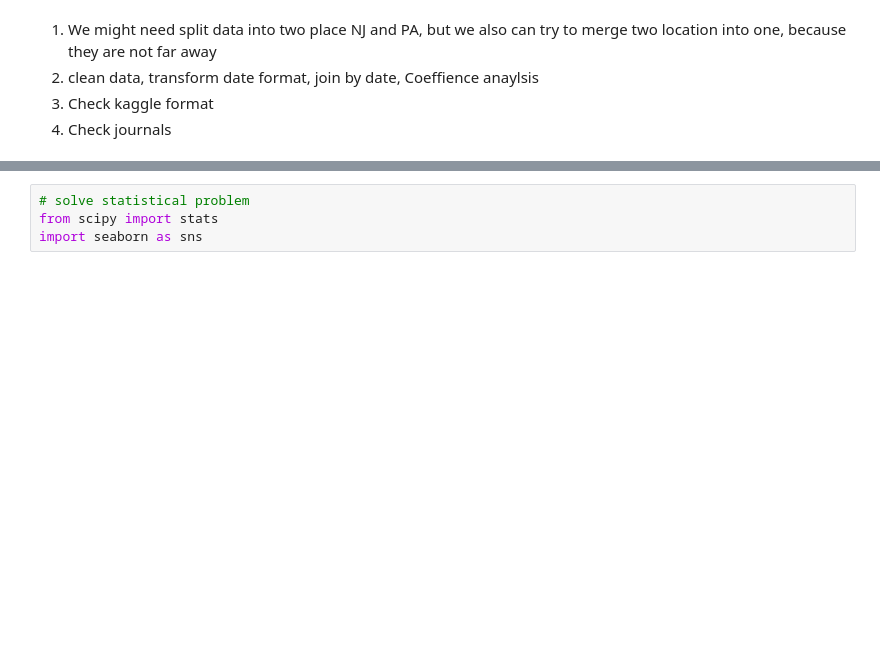
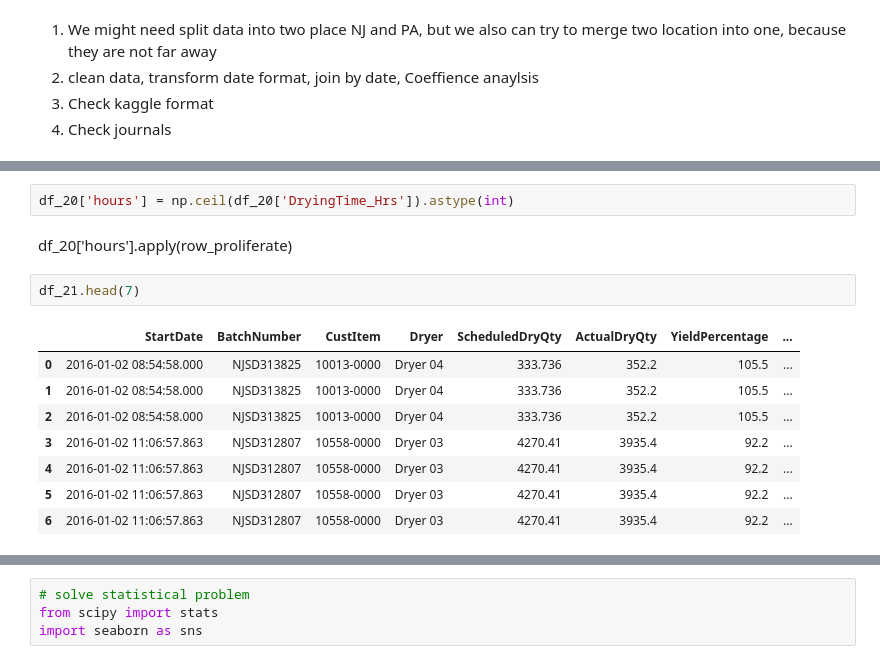
Before and after one commit to L3P3titPrince/Spray_Weather_Forecast, a Jupyter notebook: 21_Weather.ipynb, the cells around one changed output, grey strips where cells are left out. Cells and saved outputs as stored; diff of their text form; blank space fills up the shorter version.

Commit message:
Mar 5th 2021 add row_proliferate()

```diff
--- a/21_Weather.ipynb
+++ b/21_Weather.ipynb
@@ -573,0 +744,15 @@ OVER
+# %%
+df_20['hours'] = np.ceil(df_20['DryingTime_Hrs']).astype(int)
+# %% [markdown]
+df_20['hours'].apply(row_proliferate)
+# %%
+df_21.head(7)
+# %% [output]
+|  | StartDate | BatchNumber | CustItem | Dryer | ScheduledDryQty | ActualDryQty | YieldPercentage | ... |
+| 0 | 2016-01-02 08:54:58.000 | NJSD313825 | 10013-0000 | Dryer 04 | 333.736 | 352.2 | 105.5 | ... |
+| 1 | 2016-01-02 08:54:58.000 | NJSD313825 | 10013-0000 | Dryer 04 | 333.736 | 352.2 | 105.5 | ... |
+| 2 | 2016-01-02 08:54:58.000 | NJSD313825 | 10013-0000 | Dryer 04 | 333.736 | 352.2 | 105.5 | ... |
+| 3 | 2016-01-02 11:06:57.863 | NJSD312807 | 10558-0000 | Dryer 03 | 4270.41 | 3935.4 | 92.2 | ... |
+| 4 | 2016-01-02 11:06:57.863 | NJSD312807 | 10558-0000 | Dryer 03 | 4270.41 | 3935.4 | 92.2 | ... |
+| 5 | 2016-01-02 11:06:57.863 | NJSD312807 | 10558-0000 | Dryer 03 | 4270.41 | 3935.4 | 92.2 | ... |
+| 6 | 2016-01-02 11:06:57.863 | NJSD312807 | 10558-0000 | Dryer 03 | 4270.41 | 3935.4 | 92.2 | ... |
```
Also changed, not shown: parts of 44 cells of this notebook.
